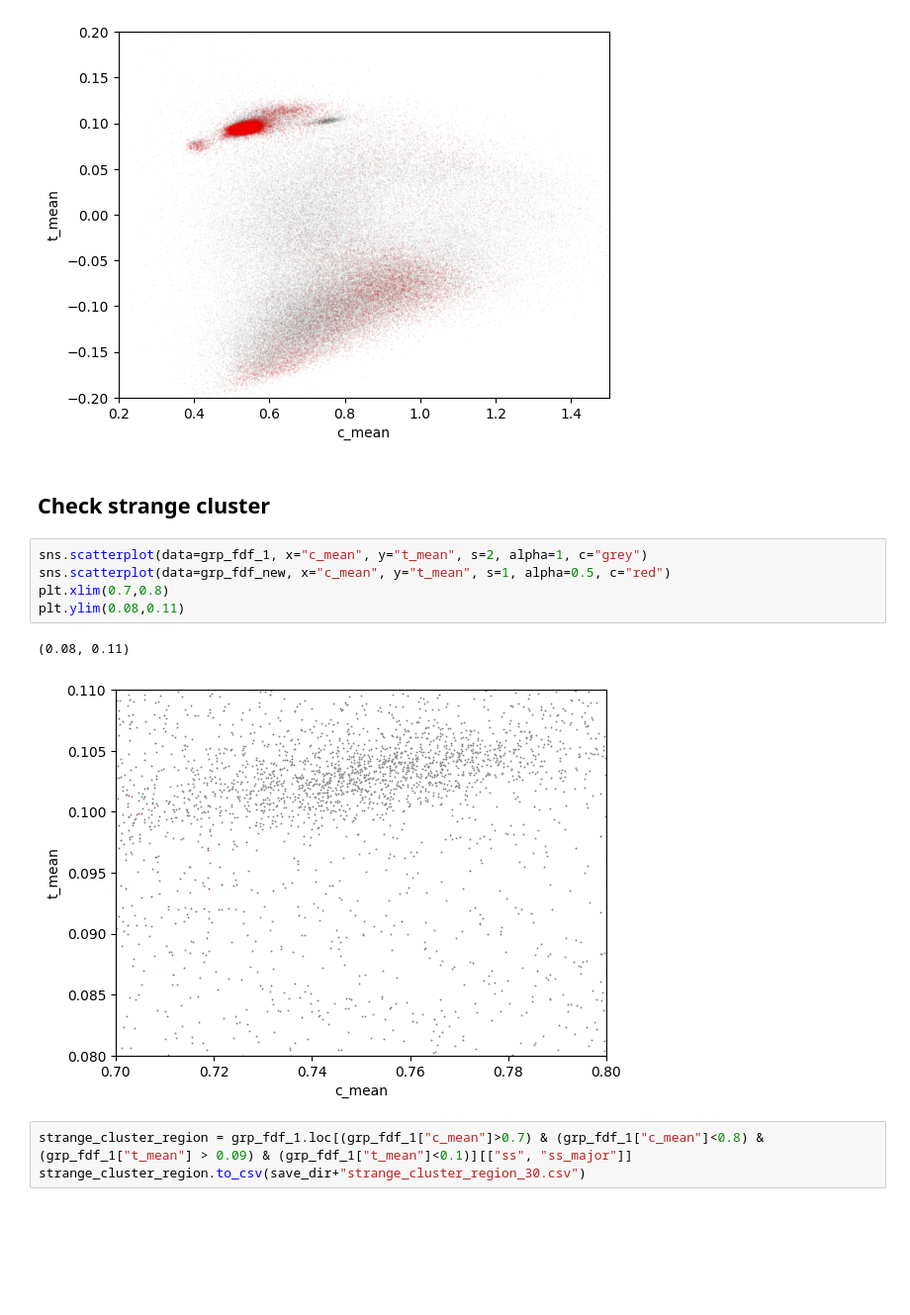
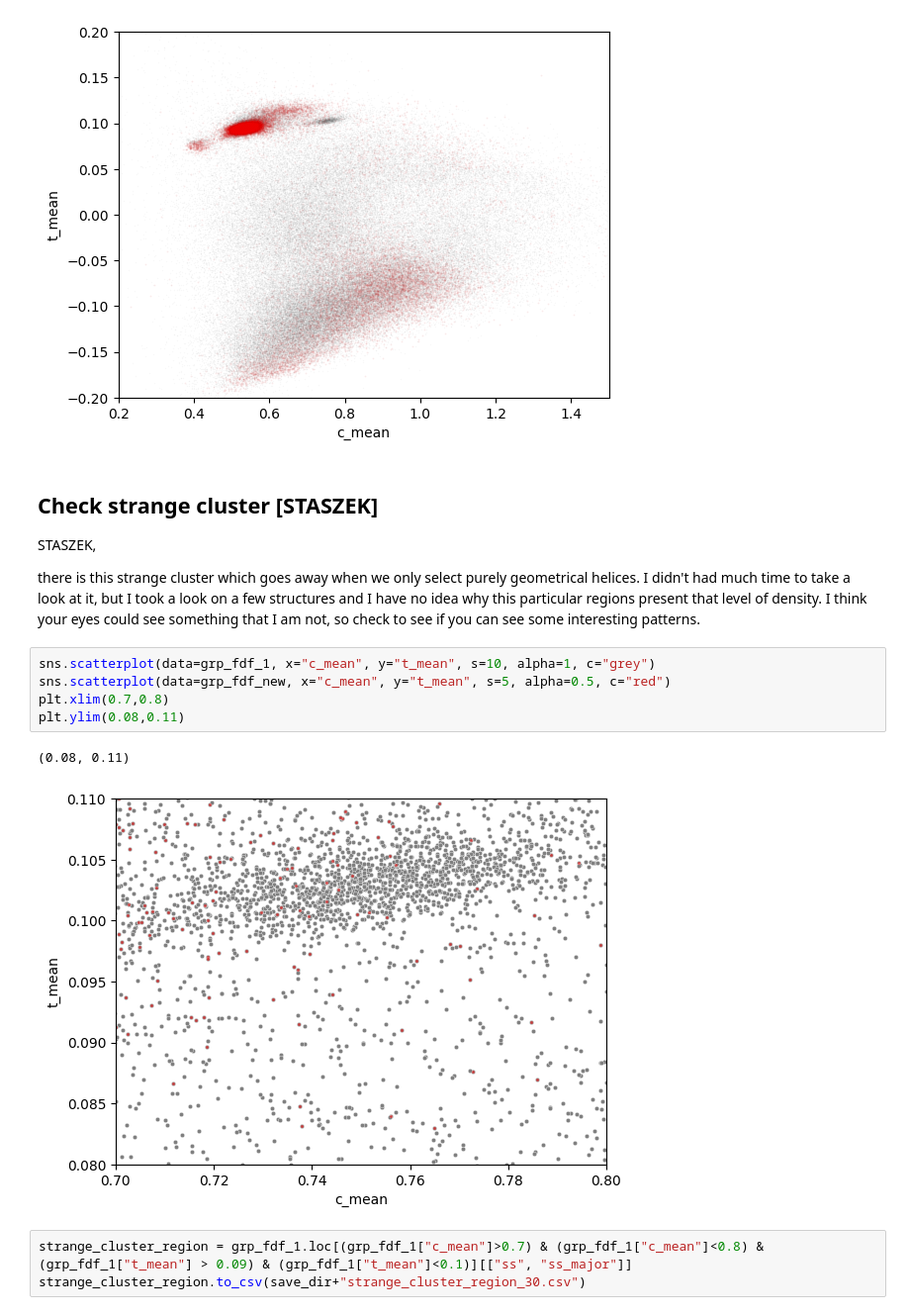
Before and after one commit to labstructbioinf/SSAxgeo, a Jupyter notebook: notebooks/SetCanonicalRegions.ipynb, the cells around one changed output. Shown at 99% size. Drawn from its saved outputs; the diff is of its cells as text; blank space fills up the shorter version.

```diff
--- a/notebooks/SetCanonicalRegions.ipynb
+++ b/notebooks/SetCanonicalRegions.ipynb
@@ -148,15 +148,19 @@ plt.ylim(-0.2,0.2)
 (-0.2, 0.2)
 [figure]
 # %% [markdown]
-## Check strange cluster
+## Check strange cluster [STASZEK]
+
+STASZEK,
+
+there is this strange cluster which goes away when we only select purely geometrical helices. I didn't had much time to take a look at it, but I took a look on a few structures and I have no idea why this particular regions present that level of density. I think your eyes could see something that I am not, so check to see if you can see some interesting patterns.
 # %%
-sns.scatterplot(data=grp_fdf_1, x="c_mean", y="t_mean", s=2, alpha=1, c="grey")
-sns.scatterplot(data=grp_fdf_new, x="c_mean", y="t_mean", s=1, alpha=0.5, c="red")
+sns.scatterplot(data=grp_fdf_1, x="c_mean", y="t_mean", s=10, alpha=1, c="grey")
+sns.scatterplot(data=grp_fdf_new, x="c_mean", y="t_mean", s=5, alpha=0.5, c="red")
 plt.xlim(0.7,0.8)
 plt.ylim(0.08,0.11)
 # %% [output]
 (0.08, 0.11)
-[figure, old version]
+[figure, new version]
 # %%
 strange_cluster_region = grp_fdf_1.loc[(grp_fdf_1["c_mean"]>0.7) & (grp_fdf_1["c_mean"]<0.8) & (grp_fdf_1["t_mean"] > 0.09) & (grp_fdf_1["t_mean"]<0.1)][["ss", "ss_major"]]
 strange_cluster_region.to_csv(save_dir+"strange_cluster_region_30.csv")
```
Also changed, not shown: parts of 25 cells of this notebook.
